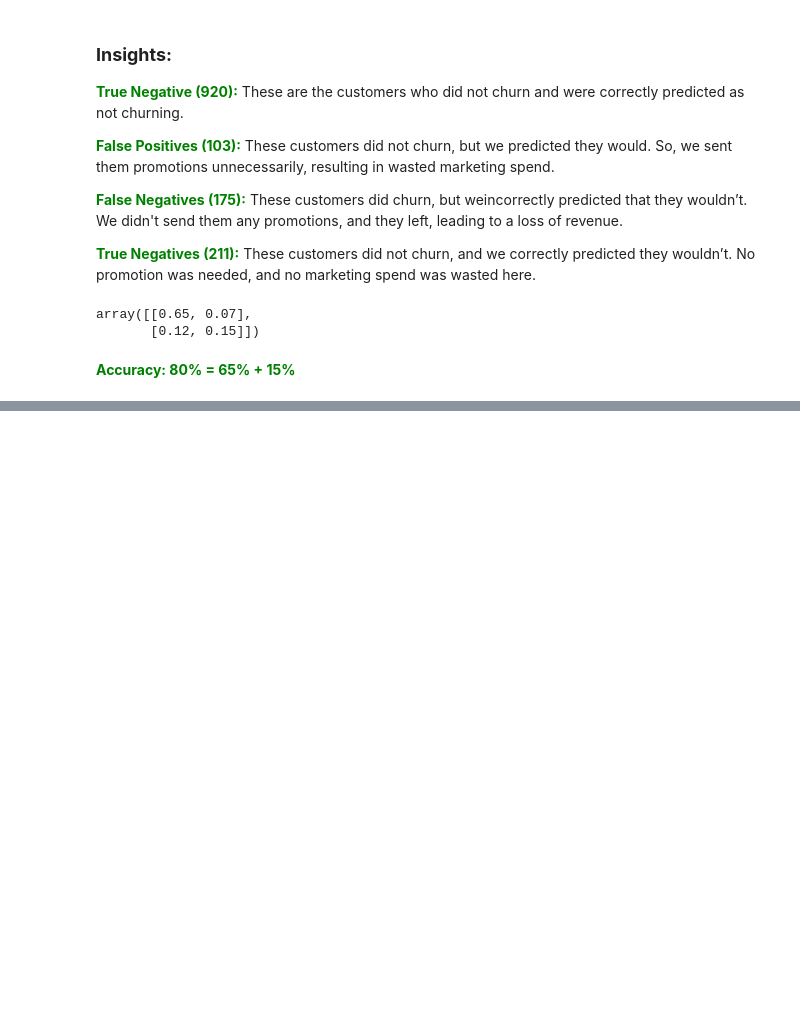
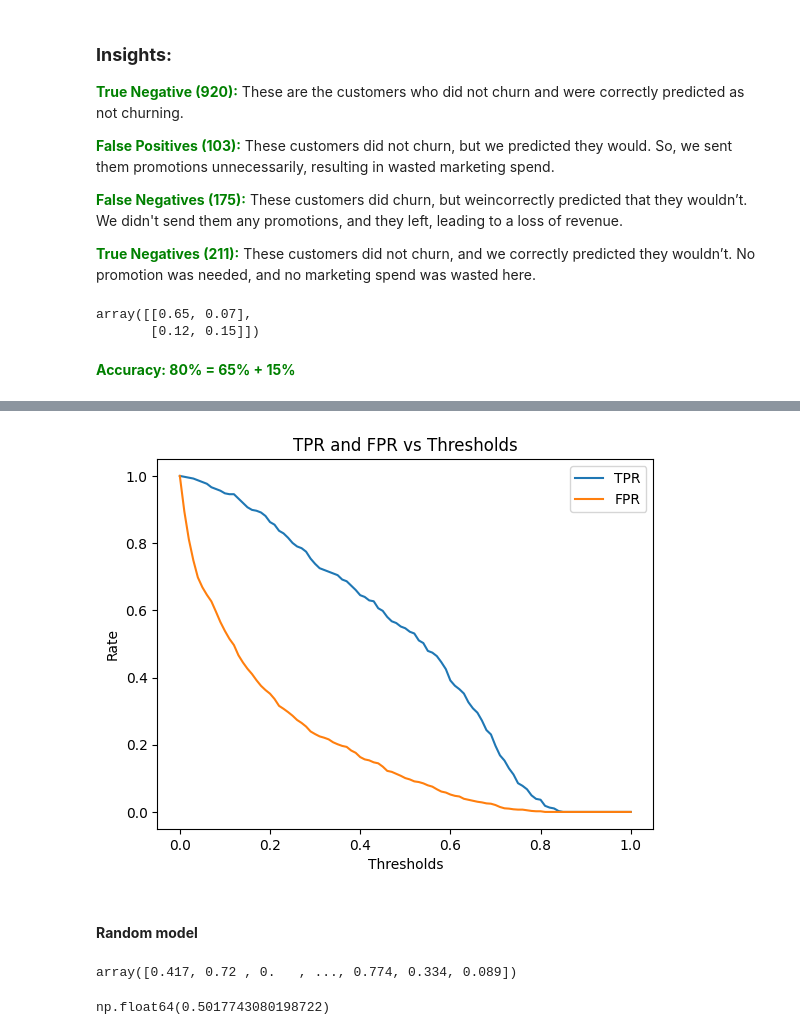
Before and after one commit to Elhamkhorasani/MLZoomCamp, a Jupyter notebook: ML_ZoomCamp_Projects/Evaluation.ipynb, the cells around one changed output, grey strips where cells are left out. Drawn from its saved outputs; the diff is of its cells as text; code cells hidden in the pictures; blank space fills up the shorter version.

```diff
--- a/ML_ZoomCamp_Projects/Evaluation.ipynb
+++ b/ML_ZoomCamp_Projects/Evaluation.ipynb
@@ -296,0 +369,38 @@ array([[0.65, 0.07],
+# %%
+scores = []
+
+thresholds = np.linspace(0, 1, 101)
+for t in thresholds:
+    actual_positive = (y_val == 1)
+    actual_negative = (y_val == 0)
+
+    predict_positive = (y_pred >= t)
+    predict_negative = (y_pred < t)
+
+    tp = (predict_positive & actual_positive).sum()
+    tn = (predict_negative & actual_negative).sum()
+
+    fp = (predict_positive & actual_negative).sum()
+    fn = (predict_negative & actual_positive).sum()
+
+    scores.append((t, tp, fp, fn, tn))
+# %%
+columns = ['threshold', 'tp', 'fp', 'fn', 'tn']
+df_scores = pd.DataFrame(scores, columns=columns)
+
+df_scores['tpr'] = df_scores.tp / (df_scores.tp + df_scores.fn)
+df_scores['fpr'] = df_scores.fp / (df_scores.fp + df_scores.tn)
+# %%
+plt.plot(df_scores.threshold, df_scores['tpr'], label='TPR')
+plt.plot(df_scores.threshold, df_scores['fpr'], label='FPR')
+
+plt.xlabel('Thresholds')
+plt.ylabel('Rate')
+plt.title('TPR and FPR vs Thresholds')
+
+plt.legend()
+plt.show()
+# %% [output]
+[figure, added]
+# %% [markdown]
+#### **Random model**
@@ -296,0 +410,9 @@ array([[0.65, 0.07],
+# %%
+y_rand.round(3)
+# %% [output]
+array([0.417, 0.72 , 0.   , ..., 0.774, 0.334, 0.089])
+# %%
+# Accuracy of random model
+((y_rand >= 0.5) == y_val).mean()
+# %% [output]
+np.float64(0.5017743080198722)
```
Also changed, not shown: parts of 35 cells of this notebook.
